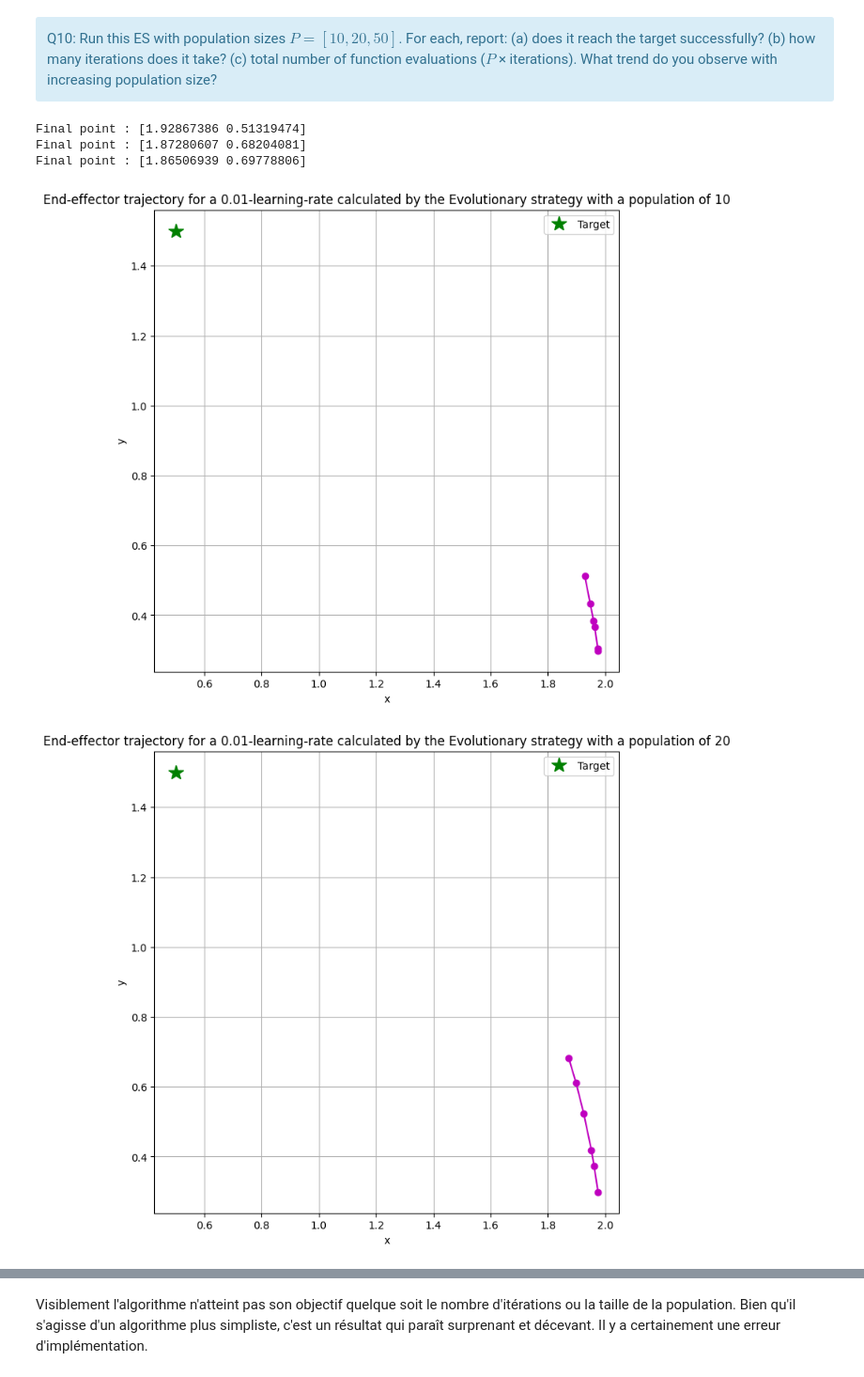
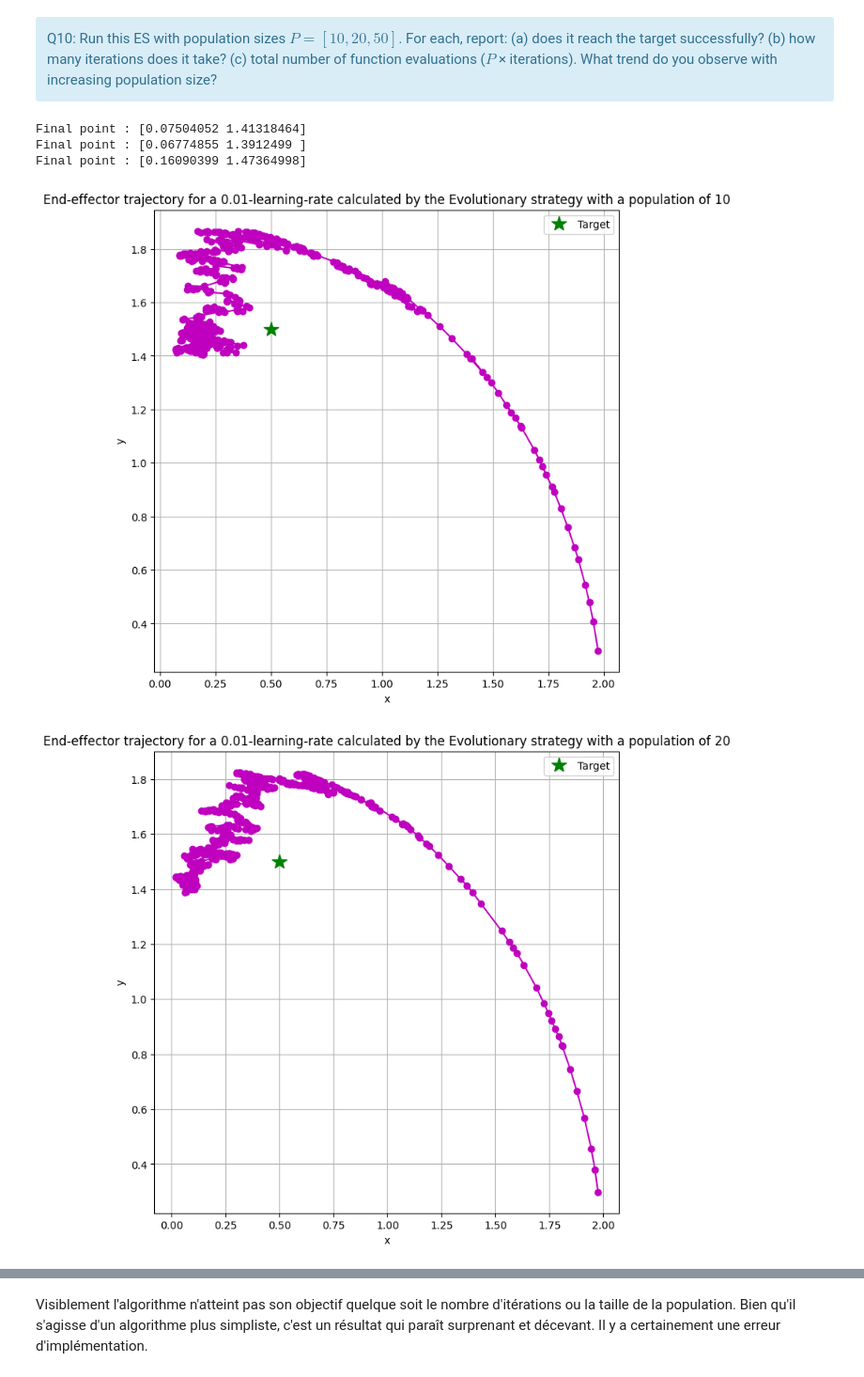
Before and after one commit to AntoninLeSecq/stochastic, a Jupyter notebook: notebooks/control_BE.ipynb, the cells around one changed output, grey strips where cells are left out. Shown at 94% size. Saved outputs shown, nothing was run; the diff lists cells and outputs as text; code cells hidden in the pictures.

```diff
--- a/notebooks/control_BE.ipynb
+++ b/notebooks/control_BE.ipynb
@@ -885,29 +891,29 @@ def evolutionary_strategy(population_size: int,
 # %%
 # Parameters
 population_sizes = [10, 20, 50]
 theta_init = np.array([0.1, 0.1])
 target = np.array([0.5, 1.5])
 learning_rate = 0.01
 exploration_noise = 0.9
-n_iterations = 5
+n_iterations = 500
 
 for pop in population_sizes :
   evolutionary_history = evolutionary_strategy(population_size = pop, theta_init = theta_init, lengths = LENGTHS, target = target, n_iterations = n_iterations, learning_rate = learning_rate, exploration_noise = exploration_noise)
 
   evolutionary_ee_trajectory = evolutionary_history[2]
 
   plt.figure(figsize=(8, 8))
   plt.title(f'End-effector trajectory for a 0.01-learning-rate calculated by the Evolutionary strategy with a population of {pop}')
   plt.plot(evolutionary_ee_trajectory[:,0], evolutionary_ee_trajectory[:,1], 'o-m')
   plt.plot(target[0], target[1], 'g*', markersize=15, label='Target')
   plt.legend()
   plt.xlabel('x')
   plt.ylabel('y')
   plt.grid(True)
   print(f"Final point : {evolutionary_ee_trajectory[-1]}")
 # %% [output]
-Final point : [1.92867386 0.51319474]
-Final point : [1.87280607 0.68204081]
-Final point : [1.86506939 0.69778806]
+Final point : [0.07504052 1.41318464]
+Final point : [0.06774855 1.3912499 ]
+Final point : [0.16090399 1.47364998]
-[figure, old version]
+[figure, new version]
-[figure, old version]
+[figure, new version]
```
Also changed, not shown: parts of 6 cells of this notebook.
